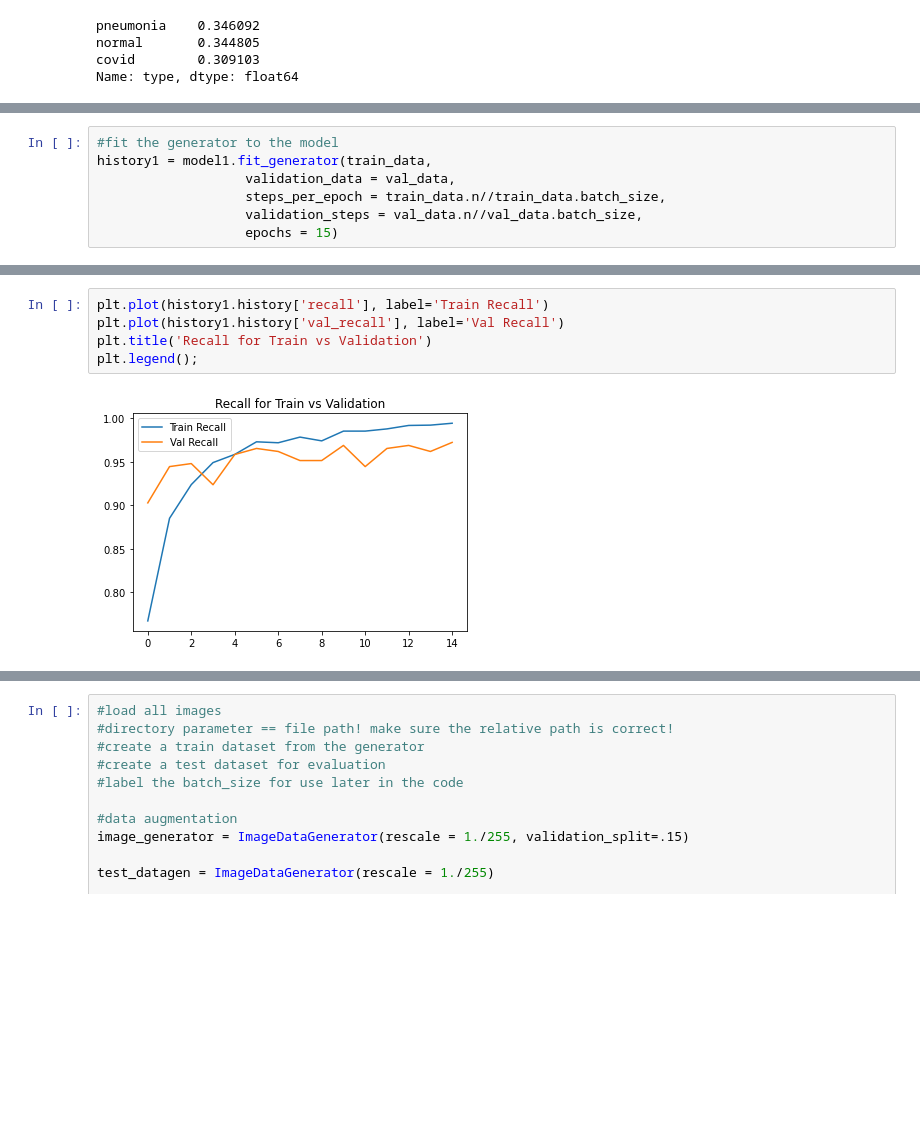
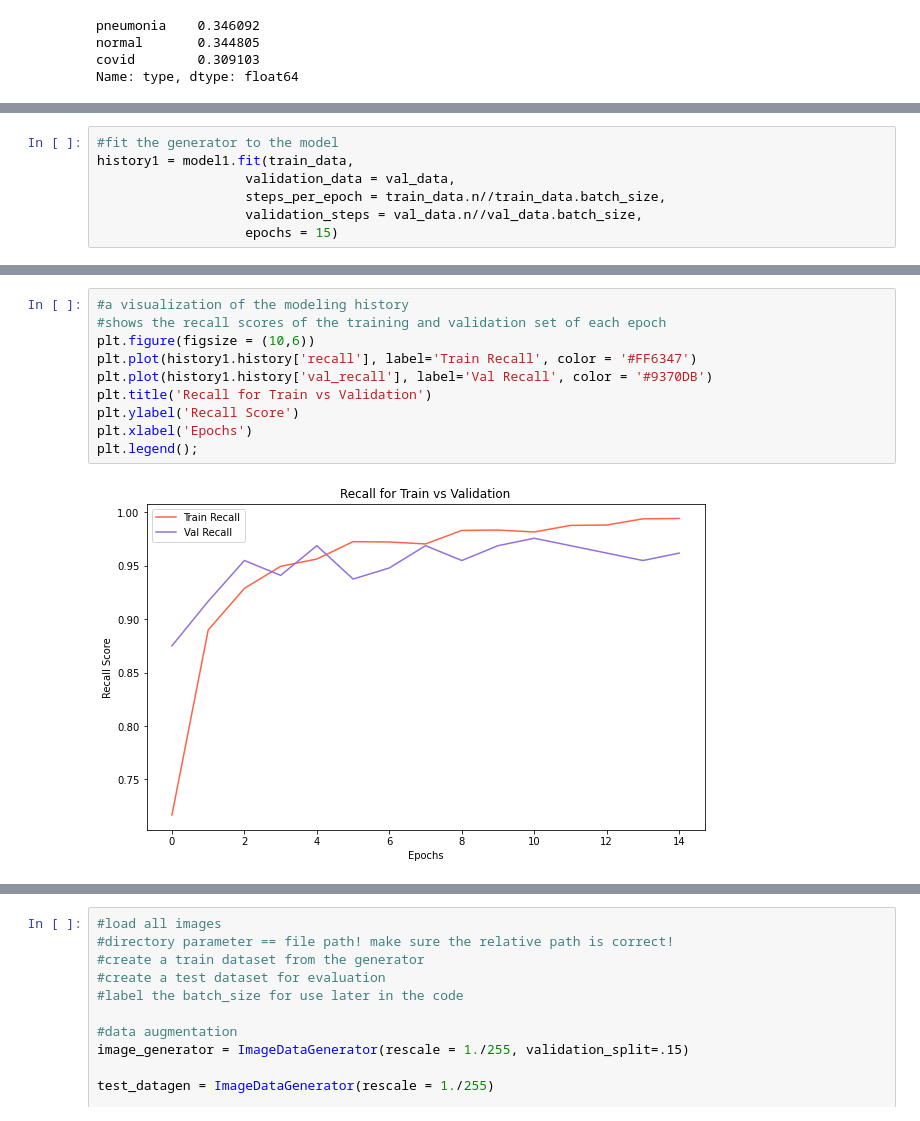
Before and after one commit to MathewKatz/AIRadiologists, a Jupyter notebook: cnn-modeling_v2.ipynb, the cells around one changed output, grey strips where cells are left out. Drawn from its saved outputs; the diff is of its cells as text; blank space fills up the shorter version.

```diff
--- a/cnn-modeling_v2.ipynb
+++ b/cnn-modeling_v2.ipynb
@@ -213,7 +222,7 @@ model1.compile(optimizer = 'adam',
               metrics = ['acc', 'Recall'])
 # %%
 #fit the generator to the model
-history1 = model1.fit_generator(train_data,
+history1 = model1.fit(train_data,
                    validation_data = val_data,
                    steps_per_epoch = train_data.n//train_data.batch_size,
                    validation_steps = val_data.n//val_data.batch_size,
@@ -246,7 +274,12 @@ plt.legend();
 # %%
-plt.plot(history1.history['recall'], label='Train Recall')
-plt.plot(history1.history['val_recall'], label='Val Recall')
+#a visualization of the modeling history
+#shows the recall scores of the training and validation set of each epoch
+plt.figure(figsize = (10,6))
+plt.plot(history1.history['recall'], label='Train Recall', color = '#FF6347')
+plt.plot(history1.history['val_recall'], label='Val Recall', color = '#9370DB')
 plt.title('Recall for Train vs Validation')
+plt.ylabel('Recall Score')
+plt.xlabel('Epochs')
 plt.legend();
 # %% [output]
-[figure, old version]
+[figure, new version]
```
Also changed, not shown: parts of 49 cells of this notebook.
